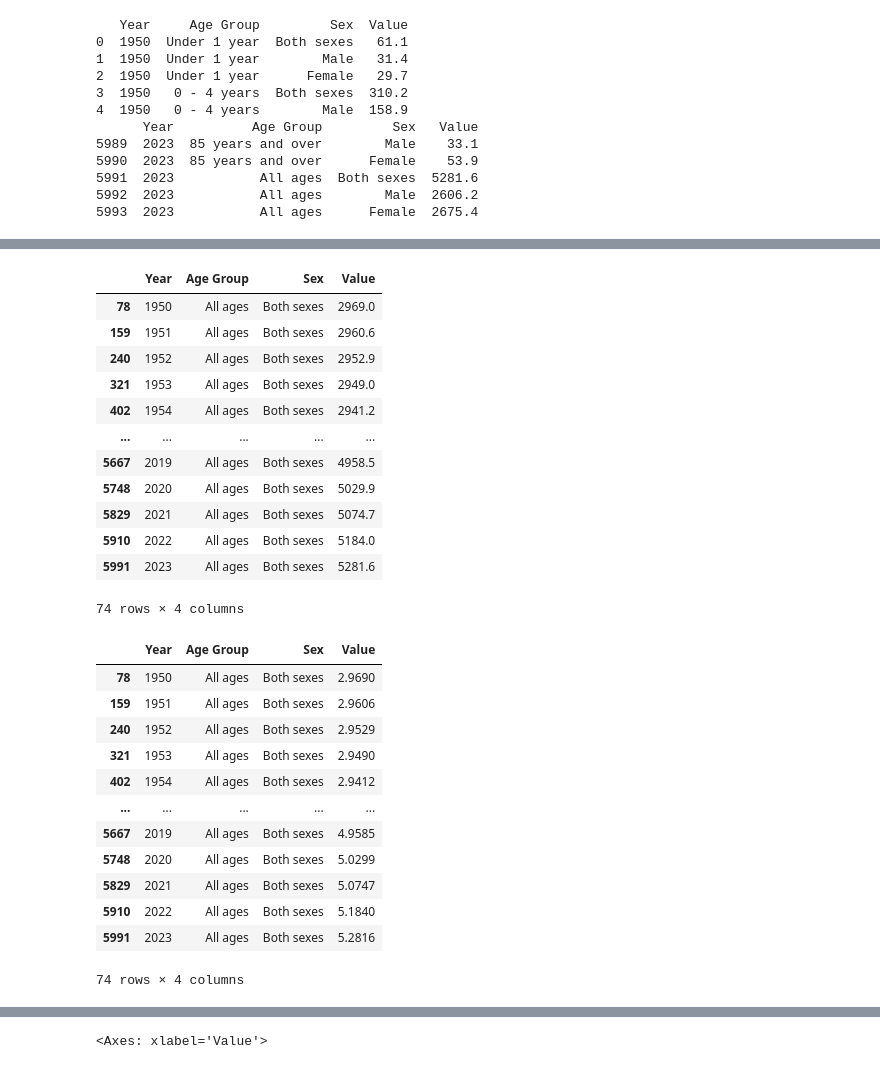
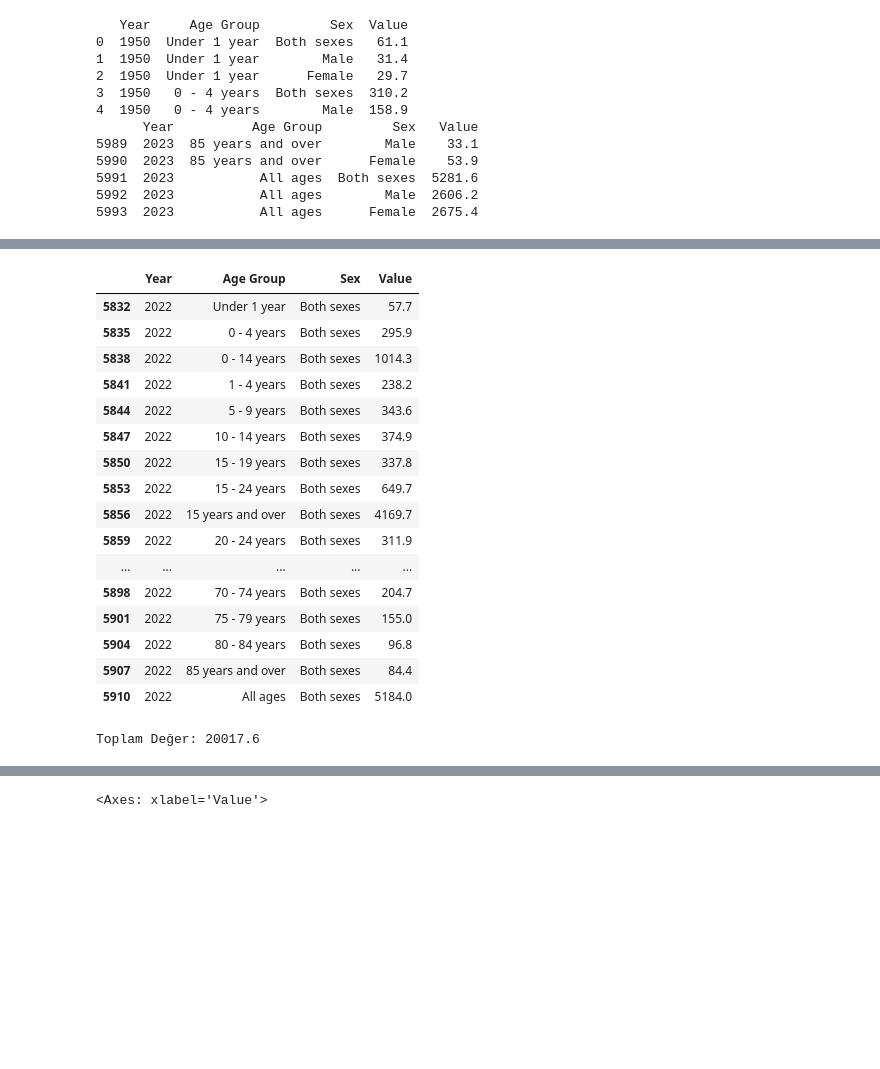
Before and after one commit to TunahanINCE/Population-in-Ireland, a Jupyter notebook: CA-1.ipynb, the cells around one changed output, grey strips where cells are left out. Drawn from its saved outputs; the diff is of its cells as text; code cells hidden in the pictures; blank space fills up the shorter version.

```diff
--- a/CA-1.ipynb
+++ b/CA-1.ipynb
@@ -339,0 +359,2 @@ def ecdf(data):
+# %%
+year_1950=df[(df["Year"]==2022) & (df["Sex"]=="Both sexes")]
@@ -340,38 +373,25 @@ def ecdf(data):
+# %%
+year_1950.head(27)
+# %% [output]
+|  | Year | Age Group | Sex | Value |
+| 5832 | 2022 | Under 1 year | Both sexes | 57.7 |
+| 5835 | 2022 | 0 - 4 years | Both sexes | 295.9 |
+| 5838 | 2022 | 0 - 14 years | Both sexes | 1014.3 |
+| 5841 | 2022 | 1 - 4 years | Both sexes | 238.2 |
+| 5844 | 2022 | 5 - 9 years | Both sexes | 343.6 |
+| 5847 | 2022 | 10 - 14 years | Both sexes | 374.9 |
+| 5850 | 2022 | 15 - 19 years | Both sexes | 337.8 |
+| 5853 | 2022 | 15 - 24 years | Both sexes | 649.7 |
+| 5856 | 2022 | 15 years and over | Both sexes | 4169.7 |
+| 5859 | 2022 | 20 - 24 years | Both sexes | 311.9 |
+| ... | ... | ... | ... | ... |
+| 5898 | 2022 | 70 - 74 years | Both sexes | 204.7 |
+| 5901 | 2022 | 75 - 79 years | Both sexes | 155.0 |
+| 5904 | 2022 | 80 - 84 years | Both sexes | 96.8 |
+| 5907 | 2022 | 85 years and over | Both sexes | 84.4 |
+| 5910 | 2022 | All ages | Both sexes | 5184.0 |
 # %%
 total_value = year_1950['Value'].sum()
 print("Toplam Değer:", total_value)
+# %% [output]
+Toplam Değer: 20017.6
-# %%
-a=df[(df["Sex"]=="Both sexes") & (df["Age Group"]=="All ages")]
-#a=a[a["Year"]>=1990]
-a
-# %% [output]
-|  | Year | Age Group | Sex | Value |
-| 78 | 1950 | All ages | Both sexes | 2969.0 |
-| 159 | 1951 | All ages | Both sexes | 2960.6 |
-| 240 | 1952 | All ages | Both sexes | 2952.9 |
-| 321 | 1953 | All ages | Both sexes | 2949.0 |
-| 402 | 1954 | All ages | Both sexes | 2941.2 |
-| ... | ... | ... | ... | ... |
-| 5667 | 2019 | All ages | Both sexes | 4958.5 |
-| 5748 | 2020 | All ages | Both sexes | 5029.9 |
-| 5829 | 2021 | All ages | Both sexes | 5074.7 |
-| 5910 | 2022 | All ages | Both sexes | 5184.0 |
-| 5991 | 2023 | All ages | Both sexes | 5281.6 |
-74 rows × 4 columns
-# %%
-a["Value"]=a["Value"]/1000
-a
-# %% [output]
-|  | Year | Age Group | Sex | Value |
-| 78 | 1950 | All ages | Both sexes | 2.9690 |
-| 159 | 1951 | All ages | Both sexes | 2.9606 |
-| 240 | 1952 | All ages | Both sexes | 2.9529 |
-| 321 | 1953 | All ages | Both sexes | 2.9490 |
-| 402 | 1954 | All ages | Both sexes | 2.9412 |
-| ... | ... | ... | ... | ... |
-| 5667 | 2019 | All ages | Both sexes | 4.9585 |
-| 5748 | 2020 | All ages | Both sexes | 5.0299 |
-| 5829 | 2021 | All ages | Both sexes | 5.0747 |
-| 5910 | 2022 | All ages | Both sexes | 5.1840 |
-| 5991 | 2023 | All ages | Both sexes | 5.2816 |
-74 rows × 4 columns
```
Also changed, not shown: parts of 73 cells of this notebook.
